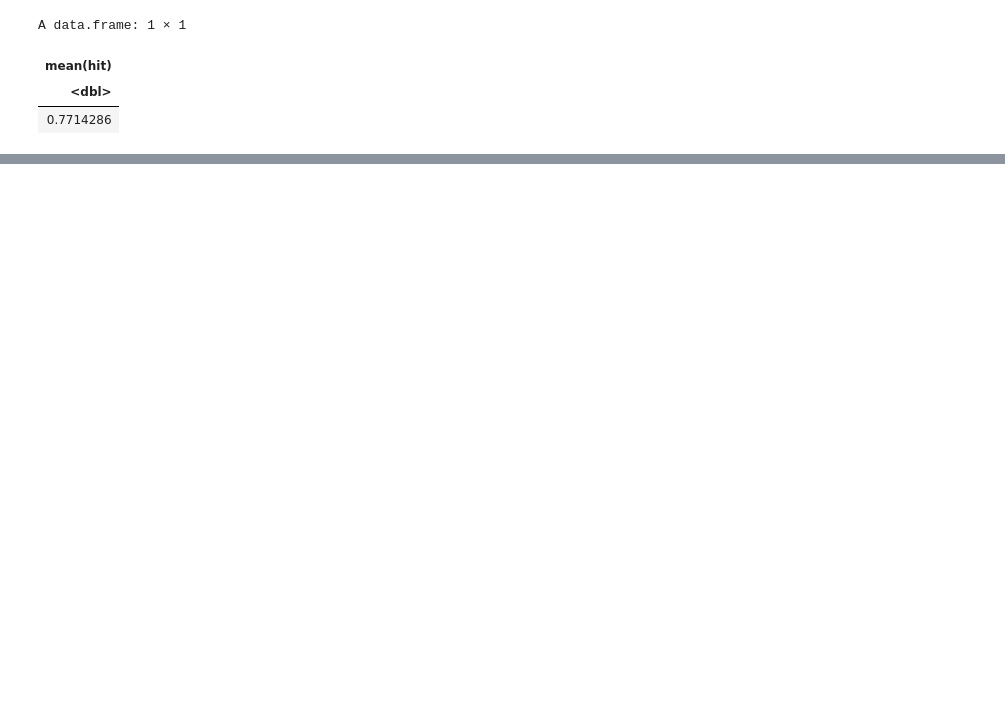
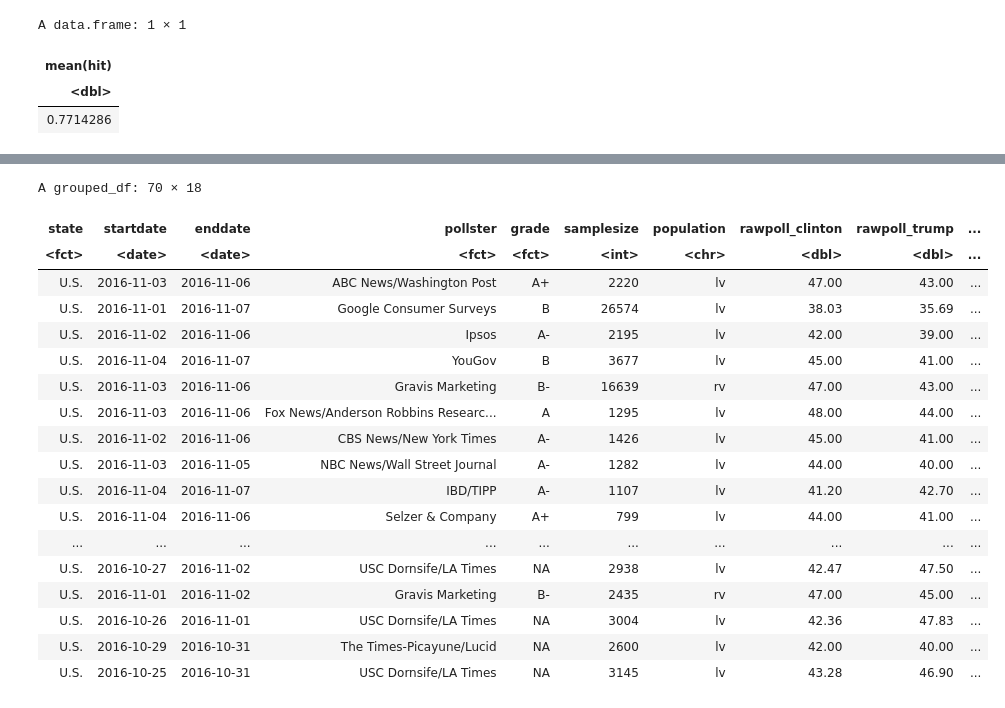
Before and after one commit to benitojpc/data-science-infering-modeling, a Jupyter notebook: Inference-Modeling.ipynb, the cells around one changed output, grey strips where cells are left out. Drawn from its saved outputs; the diff is of its cells as text; code cells hidden in the pictures; blank space fills up the shorter version.

```diff
--- a/Inference-Modeling.ipynb
+++ b/Inference-Modeling.ipynb
@@ -1666,0 +1790,23 @@ A data.frame: 1 × 1
+# %%
+polls2 <- polls %>% group_by( error ) %>% mutate( count=n() )
+polls2
+# %% [output]
+A grouped_df: 70 × 18
+| state | startdate | enddate | pollster | grade | samplesize | population | rawpoll_clinton | rawpoll_trump | ... |
+| <fct> | <date> | <date> | <fct> | <fct> | <int> | <chr> | <dbl> | <dbl> | ... |
+| U.S. | 2016-11-03 | 2016-11-06 | ABC News/Washington Post | A+ | 2220 | lv | 47.00 | 43.00 | ... |
+| U.S. | 2016-11-01 | 2016-11-07 | Google Consumer Surveys | B | 26574 | lv | 38.03 | 35.69 | ... |
+| U.S. | 2016-11-02 | 2016-11-06 | Ipsos | A- | 2195 | lv | 42.00 | 39.00 | ... |
+| U.S. | 2016-11-04 | 2016-11-07 | YouGov | B | 3677 | lv | 45.00 | 41.00 | ... |
+| U.S. | 2016-11-03 | 2016-11-06 | Gravis Marketing | B- | 16639 | rv | 47.00 | 43.00 | ... |
+| U.S. | 2016-11-03 | 2016-11-06 | Fox News/Anderson Robbins Researc... | A | 1295 | lv | 48.00 | 44.00 | ... |
+| U.S. | 2016-11-02 | 2016-11-06 | CBS News/New York Times | A- | 1426 | lv | 45.00 | 41.00 | ... |
+| U.S. | 2016-11-03 | 2016-11-05 | NBC News/Wall Street Journal | A- | 1282 | lv | 44.00 | 40.00 | ... |
+| U.S. | 2016-11-04 | 2016-11-07 | IBD/TIPP | A- | 1107 | lv | 41.20 | 42.70 | ... |
+| U.S. | 2016-11-04 | 2016-11-06 | Selzer & Company | A+ | 799 | lv | 44.00 | 41.00 | ... |
+| ... | ... | ... | ... | ... | ... | ... | ... | ... | ... |
+| U.S. | 2016-10-27 | 2016-11-02 | USC Dornsife/LA Times | NA | 2938 | lv | 42.47 | 47.50 | ... |
+| U.S. | 2016-11-01 | 2016-11-02 | Gravis Marketing | B- | 2435 | rv | 47.00 | 45.00 | ... |
+| U.S. | 2016-10-26 | 2016-11-01 | USC Dornsife/LA Times | NA | 3004 | lv | 42.36 | 47.83 | ... |
+| U.S. | 2016-10-29 | 2016-10-31 | The Times-Picayune/Lucid | NA | 2600 | lv | 42.00 | 40.00 | ... |
+| U.S. | 2016-10-25 | 2016-10-31 | USC Dornsife/LA Times | NA | 3145 | lv | 43.28 | 46.90 | ... |
```
Also changed, not shown: parts of 31 cells of this notebook, 2 other files.
